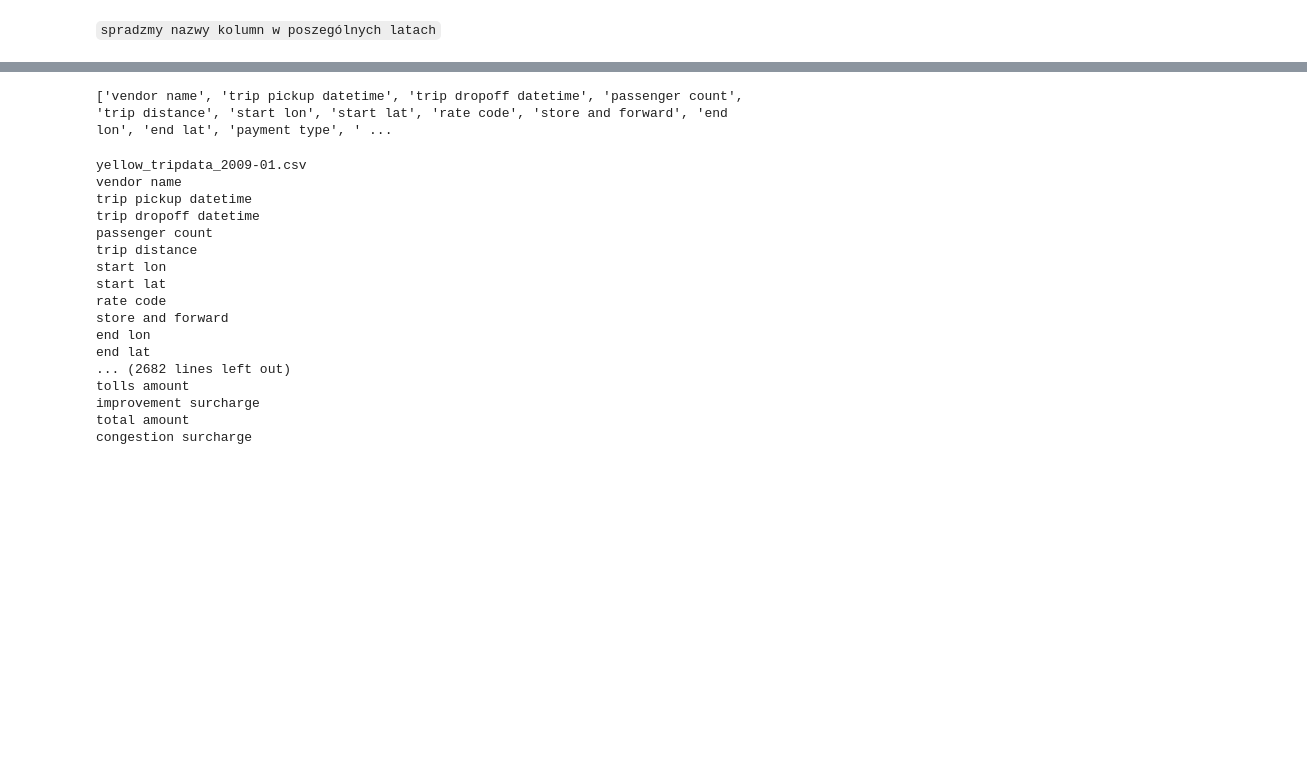
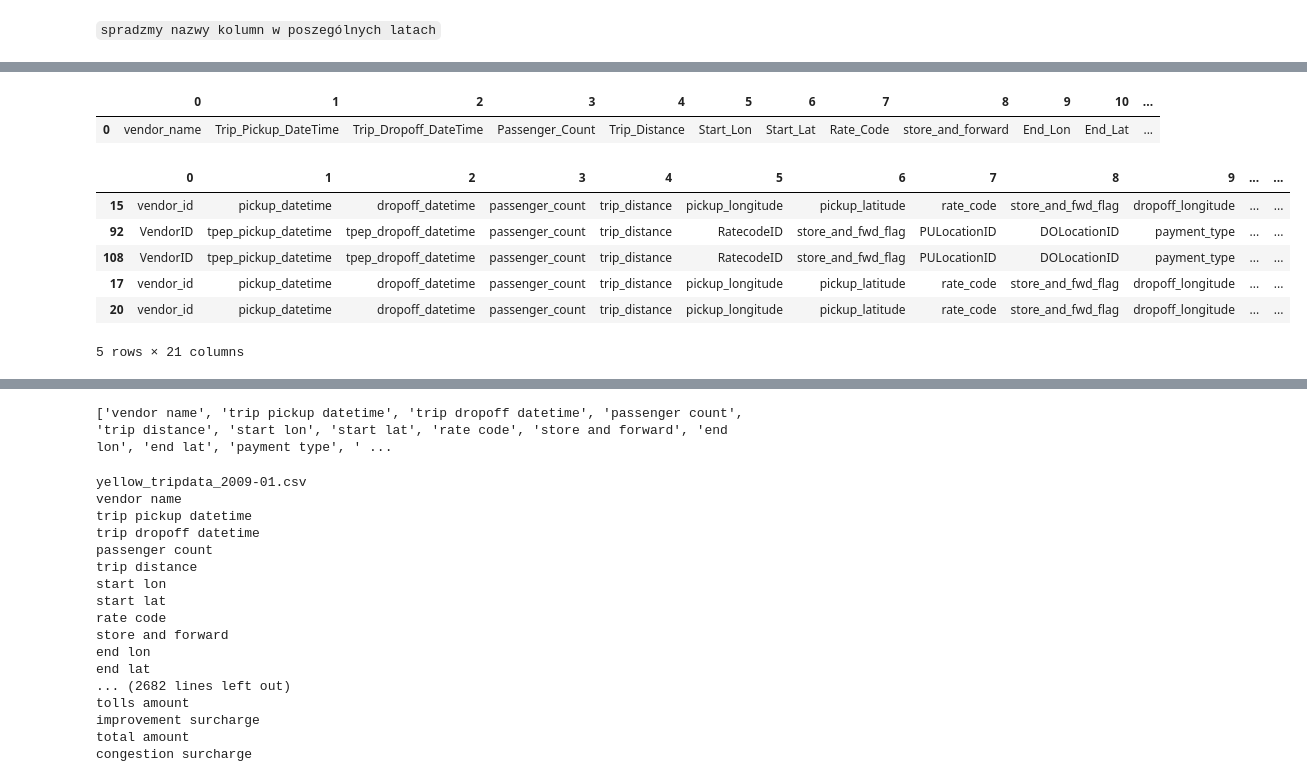
Before and after one commit to ciepielajan/N.-Y.-CityCabs-data-2009-2015, a Jupyter notebook: vaex.ipynb, the cells around one changed output, grey strips where cells are left out. Drawn from its saved outputs; the diff is of its cells as text; code cells hidden in the pictures; blank space fills up the shorter version.

```diff
--- a/vaex.ipynb
+++ b/vaex.ipynb
@@ -162,0 +193,22 @@ yellow_tripdata_2020-01.csv 18 ['VendorID', 'tpep_pickup_datetime', 'tpep_dropof
+# %%
+pd.DataFrame(schematy["yellow_tripdata_2009-01.csv"]).T
+# %% [output]
+|  | 0 | 1 | 2 | 3 | 4 | 5 | 6 | 7 | 8 | 9 | 10 | ... |
+| 0 | vendor_name | Trip_Pickup_DateTime | Trip_Dropoff_DateTime | Passenger_Count | Trip_Distance | Start_Lon | Start_Lat | Rate_Code | store_and_forward | End_Lon | End_Lat | ... |
+# %%
+dfc =  pd.DataFrame()
+
+for i in schematy.keys():
+    df_new = pd.DataFrame(schematy[i]).T
+    df_new["file_name"] = i
+    dfc = pd.concat([dfc, df_new], axis=0, ignore_index=True)
+
+dfc.sample(5)
+# %% [output]
+|  | 0 | 1 | 2 | 3 | 4 | 5 | 6 | 7 | 8 | 9 | ... | ... |
+| 15 | vendor_id | pickup_datetime | dropoff_datetime | passenger_count | trip_distance | pickup_longitude | pickup_latitude | rate_code | store_and_fwd_flag | dropoff_longitude | ... | ... |
+| 92 | VendorID | tpep_pickup_datetime | tpep_dropoff_datetime | passenger_count | trip_distance | RatecodeID | store_and_fwd_flag | PULocationID | DOLocationID | payment_type | ... | ... |
+| 108 | VendorID | tpep_pickup_datetime | tpep_dropoff_datetime | passenger_count | trip_distance | RatecodeID | store_and_fwd_flag | PULocationID | DOLocationID | payment_type | ... | ... |
+| 17 | vendor_id | pickup_datetime | dropoff_datetime | passenger_count | trip_distance | pickup_longitude | pickup_latitude | rate_code | store_and_fwd_flag | dropoff_longitude | ... | ... |
+| 20 | vendor_id | pickup_datetime | dropoff_datetime | passenger_count | trip_distance | pickup_longitude | pickup_latitude | rate_code | store_and_fwd_flag | dropoff_longitude | ... | ... |
+5 rows × 21 columns
```
Also changed, not shown: parts of 19 cells of this notebook.
